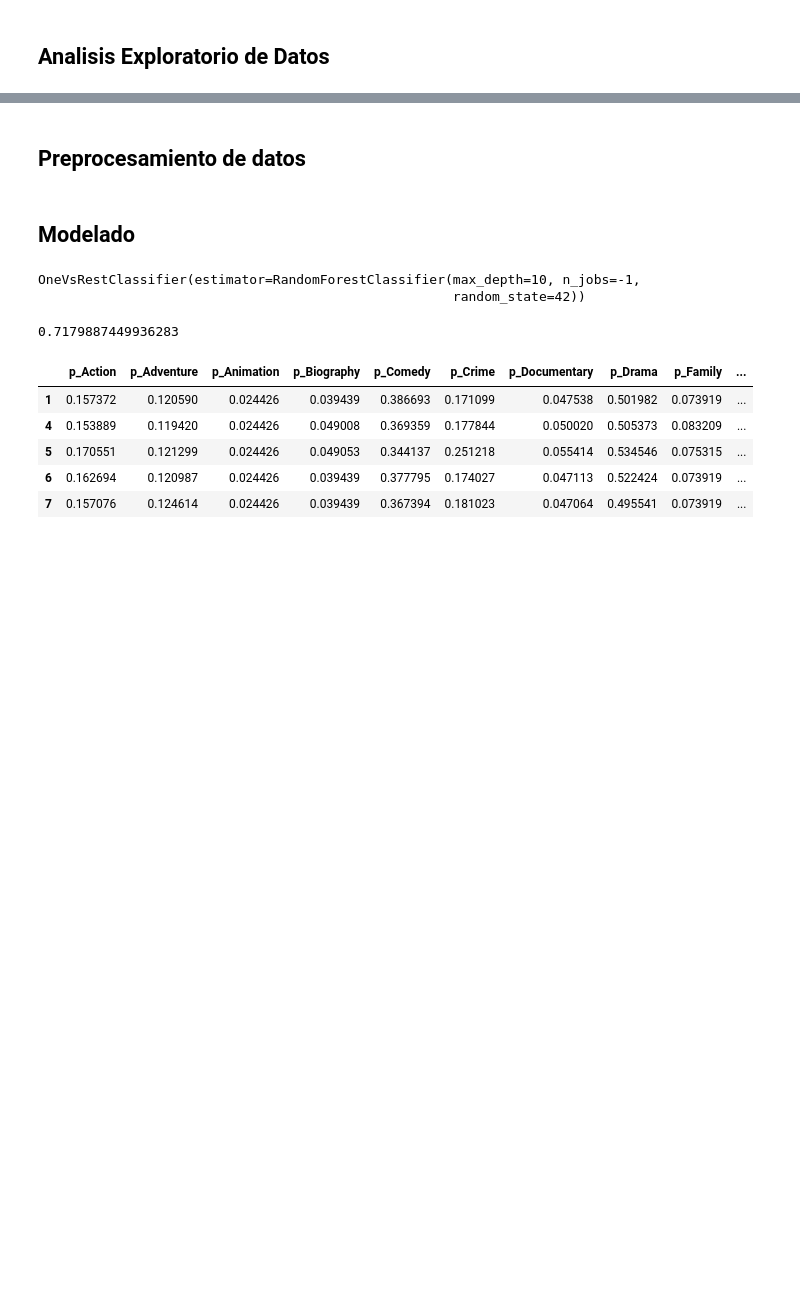
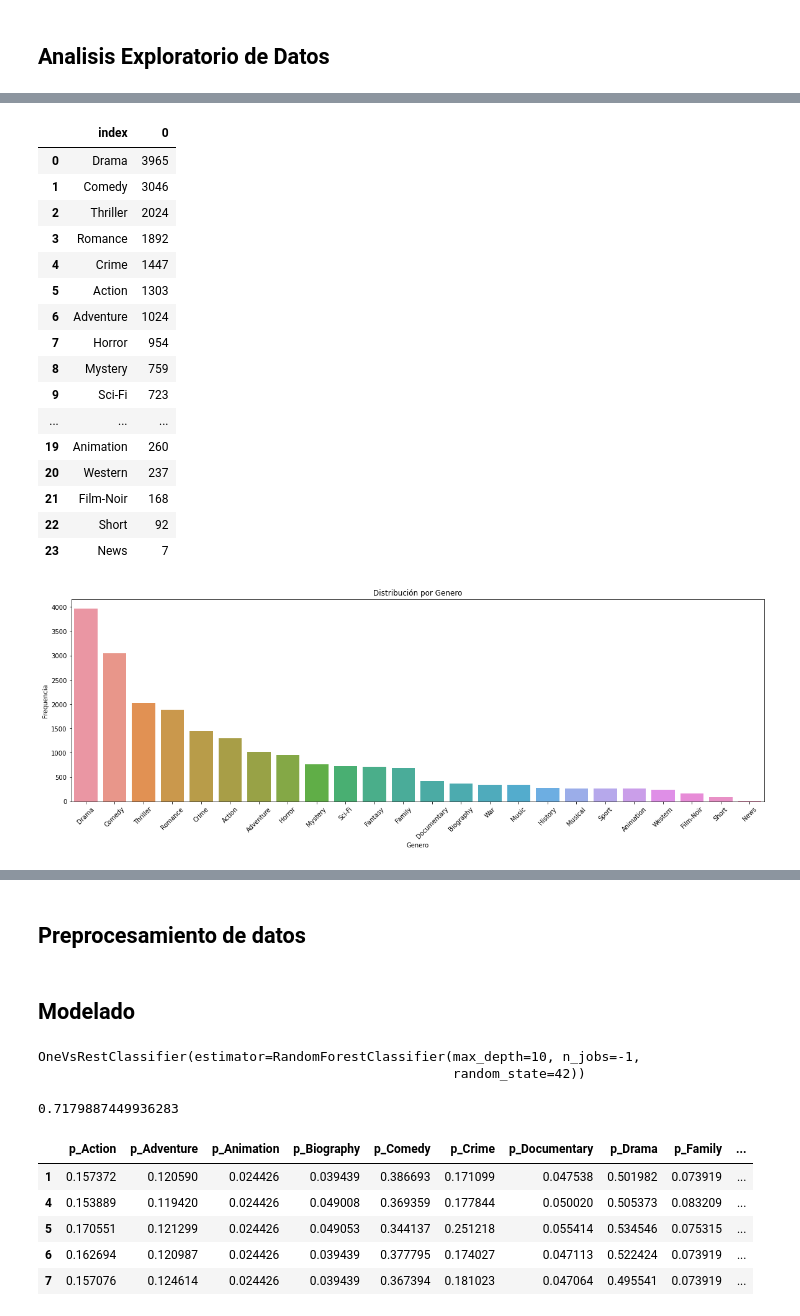
Before and after one commit to jmanjarresm/-Proyecto_2, a Jupyter notebook: S7P1_proyecto2.ipynb, the cells around one changed output, grey strips where cells are left out. Drawn from its saved outputs; the diff is of its cells as text; code cells hidden in the pictures; blank space fills up the shorter version.

```diff
--- a/S7P1_proyecto2.ipynb
+++ b/S7P1_proyecto2.ipynb
@@ -85,0 +133,29 @@ plt.show()
+# %%
+genre_count = pd.DataFrame(pd.value_counts([x for row in dataTraining["genres"].values.tolist() for x in row ])).reset_index()
+
+display(genre_count)
+fig, ax = plt.subplots(figsize=(20,6))
+sns.barplot(data=genre_count, x="index", y= 0)
+plt.title('Distribución por Genero')
+plt.xlabel('Genero')
+plt.ylabel('Frequencia')
+plt.xticks(rotation = 45);
+# %% [output]
+|  | index | 0 |
+| 0 | Drama | 3965 |
+| 1 | Comedy | 3046 |
+| 2 | Thriller | 2024 |
+| 3 | Romance | 1892 |
+| 4 | Crime | 1447 |
+| 5 | Action | 1303 |
+| 6 | Adventure | 1024 |
+| 7 | Horror | 954 |
+| 8 | Mystery | 759 |
+| 9 | Sci-Fi | 723 |
+| ... | ... | ... |
+| 19 | Animation | 260 |
+| 20 | Western | 237 |
+| 21 | Film-Noir | 168 |
+| 22 | Short | 92 |
+| 23 | News | 7 |
+[figure, added]
```
Also changed, not shown: parts of 9 cells of this notebook.
